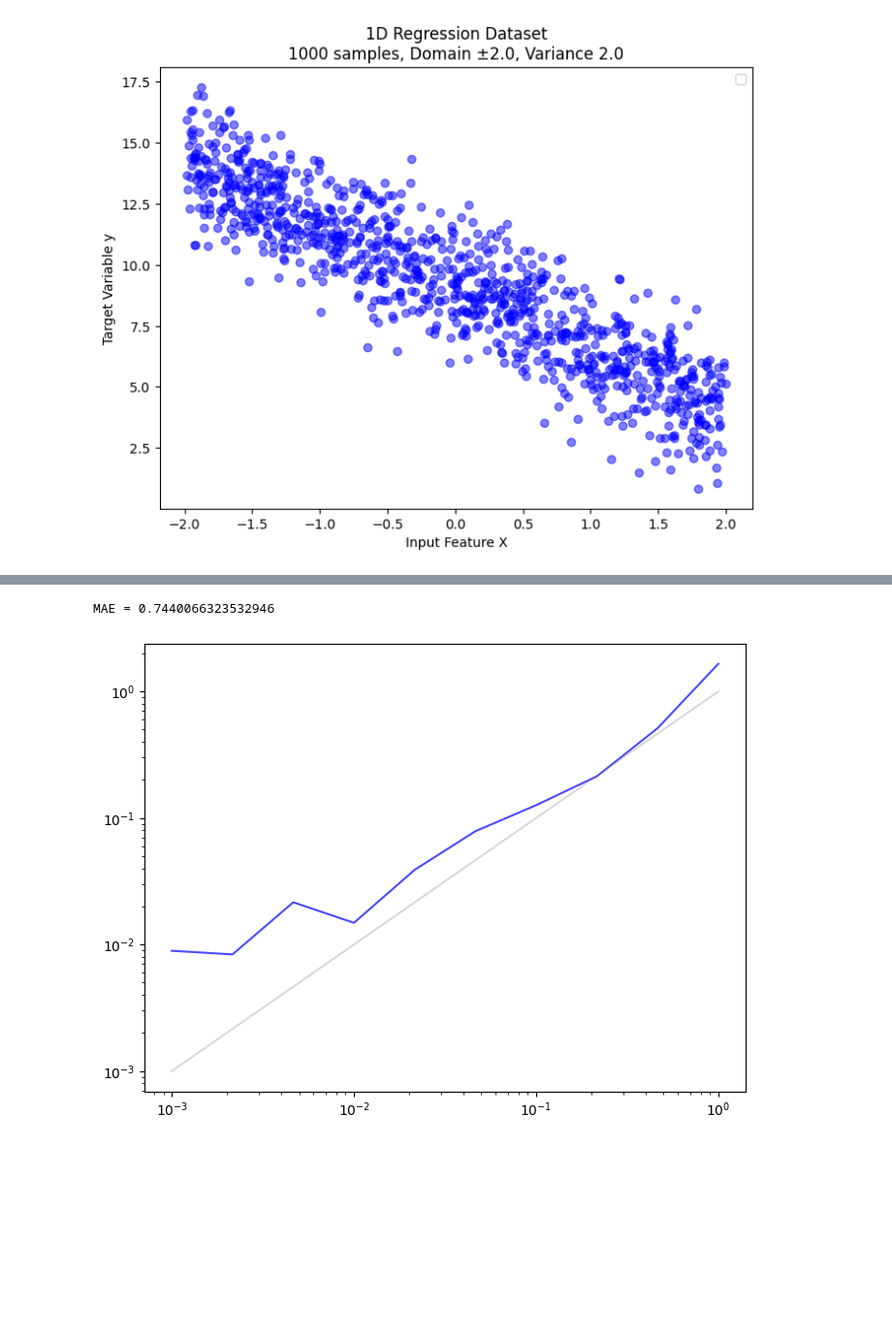
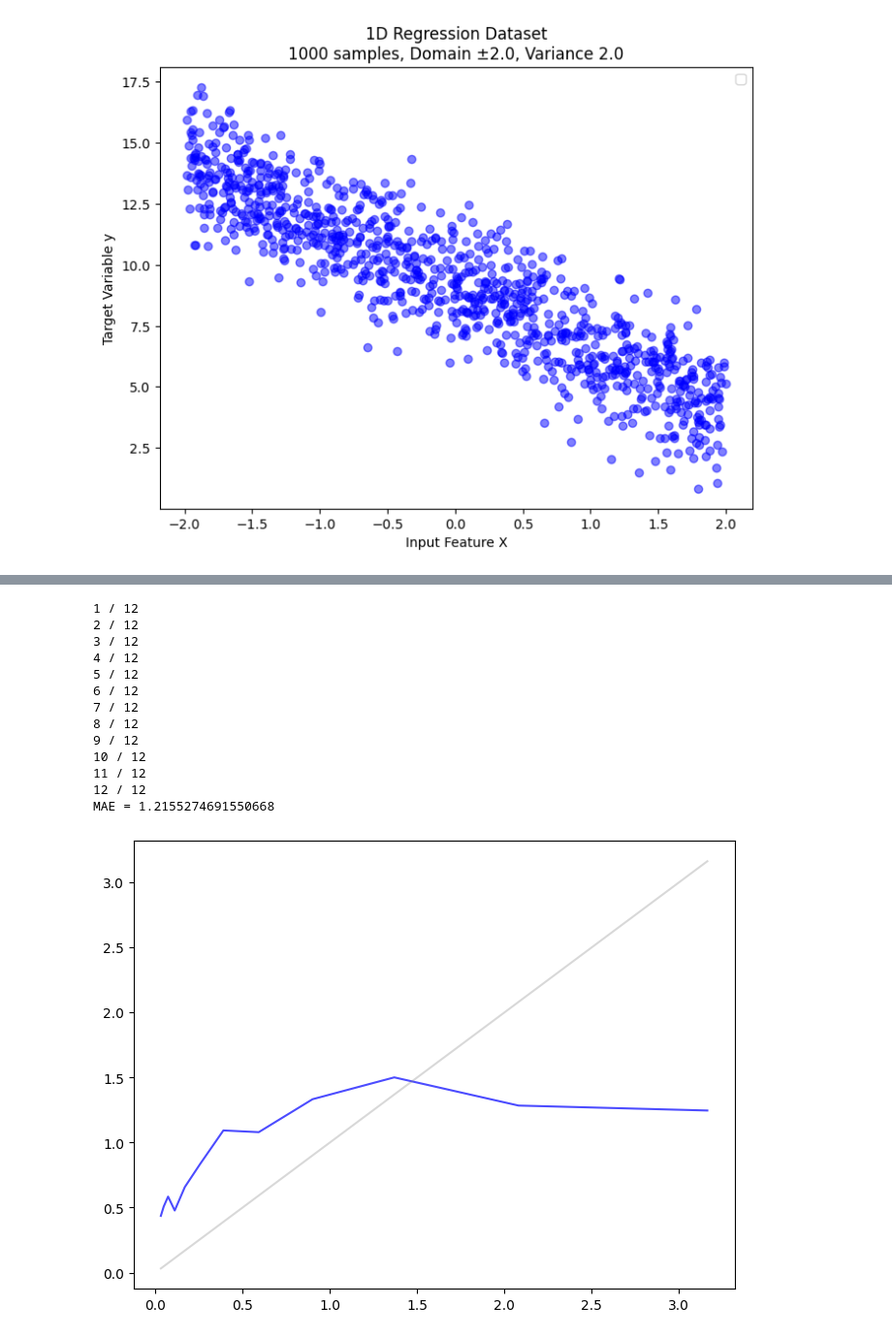
Before and after one commit to graphcore-research/minimol, a Jupyter notebook: notebooks/uncertainty_weighing.ipynb, the cells around one changed output, grey strips where cells are left out. Shown: that part at 97% size. Cells and saved outputs as stored; diff of their text form; code cells hidden in the pictures; blank space fills up the shorter version.

```diff
--- a/notebooks/uncertainty_weighing.ipynb
+++ b/notebooks/uncertainty_weighing.ipynb
@@ -97,20 +99,20 @@ import torch
 import torch.nn as nn
 import torch.optim as optim
 
-def generate_1d_regression_dataset(samples=1000, domain_range=2.0, variance=0.1, seed=42, as_tensors=False):
+def generate_1d_regression_dataset(n_samples=1000, domain_range=2.0, variance=0.1, seed=42, as_tensors=False):
     np.random.seed(seed)
     a = np.random.uniform(-10, 10)
     b = np.random.uniform(-10, 10)
     f = lambda x: (a * x) + b
-    x = np.random.uniform(-domain_range, domain_range, samples).reshape(-1, 1)
-    y = f(x).flatten() + np.random.normal(0, np.sqrt(variance), samples)
+    x = np.random.uniform(-domain_range, domain_range, n_samples).reshape(-1, 1)
+    y = f(x).flatten() + np.random.normal(0, np.sqrt(variance), n_samples)
     if as_tensors:
         x_tensor = torch.from_numpy(x).float()
         y_tensor = torch.from_numpy(y).float().view(-1, 1)
         return x_tensor, y_tensor
     return x, y
 
-x, y = generate_1d_regression_dataset(samples=1000, domain_range=2.0, variance=2.0)
+x, y = generate_1d_regression_dataset(n_samples=1000, domain_range=2.0, variance=2.0)
 
 plt.figure(figsize=(8, 6))
 plt.scatter(x, y, c='blue', alpha=0.5)
@@ -273,18 +362,20 @@ for i, lr_weights in enumerate(lrs):
 
         for j, variance in enumerate(true_vars):
 
-            log_vars = run(
+            sample_vars = run(
                 variance,
+                data_generator=generate_1d_regression_dataset,
+                model_class=LinearRegressionModel,
                 epochs=1,
                 batch_size=4,
-                samples=2000,
+                n_samples=3000,
                 device=device,
                 repeats=repeats,
                 lr=(lr_weights, lr_uw),
                 uncertainty_weighing=True
             )
 
-            learned_vars[j] = np.mean(log_vars)
+            learned_vars[j] = np.mean(sample_vars)
 
         gofs[i][k] = mae(np.log(true_vars), np.log(learned_vars))
 
@@ -297,8 +388,8 @@ cbar.set_ticks([np.min(gofs_transformed), np.cbrt(1), np.cbrt(5)])
 cbar.set_ticklabels(['0', '1', '5'])
 plt.xlabel('Learning Rate for Uncertainty Weight')
 plt.ylabel('Learning Rate for Model Parameters')
-plt.xscale('log')
-plt.yscale('log')
+# plt.xscale('log')
+# plt.yscale('log')
 plt.title('Goodness of Fit (MAE) for Varying Learning Rates')
 plt.show()
 # %% [output]
@@ -306,33 +531,50 @@ plt.show()
 # %%
+import numpy as np
 from sklearn.metrics import mean_absolute_error as mae
+from functools import partial
 
-repeats = 1
-true_vars = np.logspace(-3, 0, 10)
+repeats = 2
+n_features = 1
+true_vars = np.logspace(-1.5, 0.5, 12)
 learned_vars = np.zeros_like(true_vars)
 
 for j, variance in enumerate(true_vars):
-
-    log_vars = run(
+    print(f"{j + 1} / {len(true_vars)}")
+    sample_vars = run(
         variance,
+        data_generator=partial(generate_classification_data, n_features=n_features, one_hot=True),
+        model_class=partial(LogisticRegressionModel, n_features=n_features),
         epochs=1,
-        batch_size=1,
-        samples=2000,
+        batch_size=2,
+        n_samples=10000,
         lr=(1e-1, 1e-1),
         # prior=lambda x: x/3
         repeats=repeats,
         device=torch.device('cpu'),
         uncertainty_weighing=True,
     )
 
-    learned_vars[j] = np.mean(log_vars)
+    learned_vars[j] = np.mean(sample_vars)
 
 print(f'MAE = {mae(np.log(true_vars), np.log(learned_vars))}')
 plt.figure(figsize=(8, 6))
 plt.plot(true_vars, learned_vars, color='blue', alpha=0.7, label=f'estimated variance')
 plt.plot(true_vars, true_vars, c='gray', alpha=0.3, label='ideal')
-plt.xscale('log')
-plt.yscale('log')
+# plt.xscale('log')
+# plt.yscale('log')
 plt.show()
 # %% [output]
-MAE = 0.7440066323532946
+1 / 12
+2 / 12
+3 / 12
+4 / 12
+5 / 12
+6 / 12
+7 / 12
+8 / 12
+9 / 12
+10 / 12
+11 / 12
+12 / 12
+MAE = 1.2155274691550668
-[figure, old version]
+[figure, new version]
```
Also changed, not shown: parts of 11 cells of this notebook, 2 other files.
